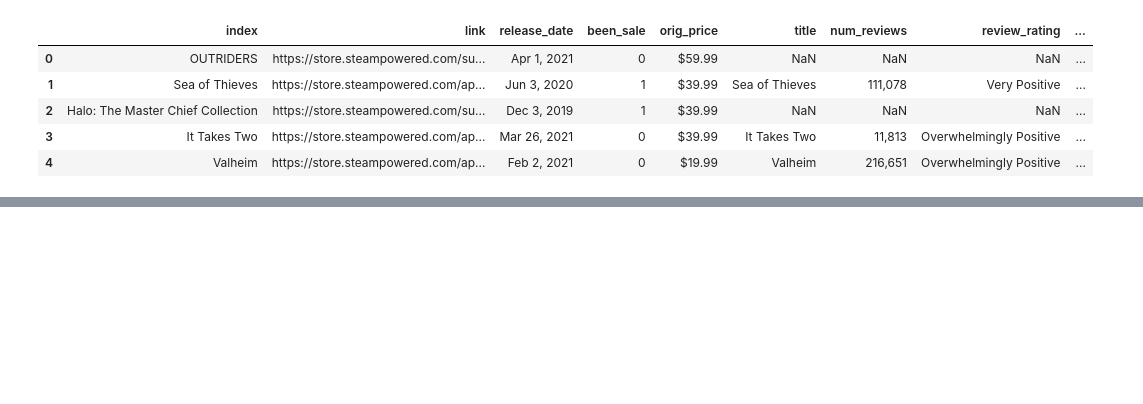
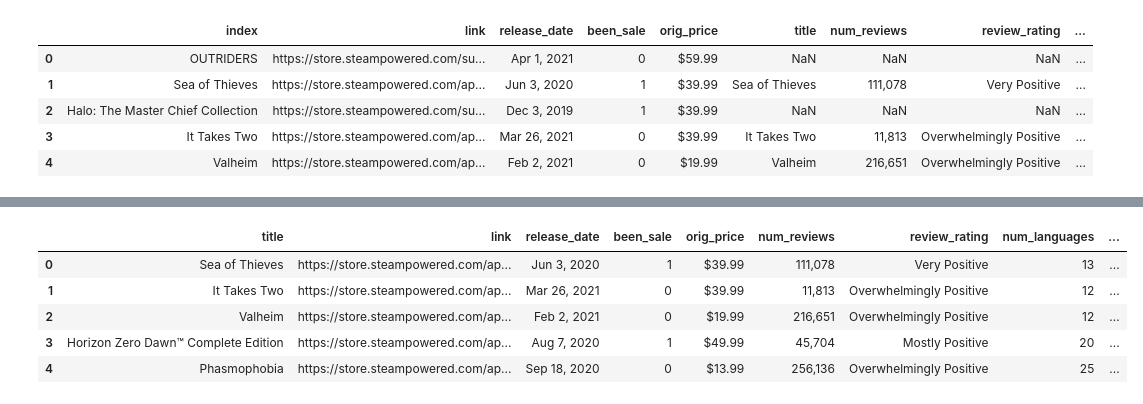
Before and after one commit to MichaelHarnett/Regression_Metis, a Jupyter notebook: selenium_scrap.ipynb, the cells around one changed output, grey strips where cells are left out. Cells and saved outputs as stored; diff of their text form; code cells hidden in the pictures; blank space fills up the shorter version.

```diff
--- a/selenium_scrap.ipynb
+++ b/selenium_scrap.ipynb
@@ -1113,0 +1155,2 @@ totaldf.head()
+# %%
+gamesdf1.rename(columns={'index':'title'},inplace=True)
@@ -1113,0 +1167,2 @@ totaldf.head()
+# %%
+totaldf = pd.merge(gamesdf1, games_joined, on='title')
@@ -1113,0 +1173,9 @@ totaldf.head()
+# %%
+totaldf.head()
+# %% [output]
+|  | title | link | release_date | been_sale | orig_price | num_reviews | review_rating | num_languages | ... |
+| 0 | Sea of Thieves | https://store.steampowered.com/ap... | Jun 3, 2020 | 1 | $39.99 | 111,078 | Very Positive | 13 | ... |
+| 1 | It Takes Two | https://store.steampowered.com/ap... | Mar 26, 2021 | 0 | $39.99 | 11,813 | Overwhelmingly Positive | 12 | ... |
+| 2 | Valheim | https://store.steampowered.com/ap... | Feb 2, 2021 | 0 | $19.99 | 216,651 | Overwhelmingly Positive | 12 | ... |
+| 3 | Horizon Zero Dawn™ Complete Edition | https://store.steampowered.com/ap... | Aug 7, 2020 | 1 | $49.99 | 45,704 | Mostly Positive | 20 | ... |
+| 4 | Phasmophobia | https://store.steampowered.com/ap... | Sep 18, 2020 | 0 | $13.99 | 256,136 | Overwhelmingly Positive | 25 | ... |
```
Also changed, not shown: parts of 15 cells of this notebook, 5 other files.
